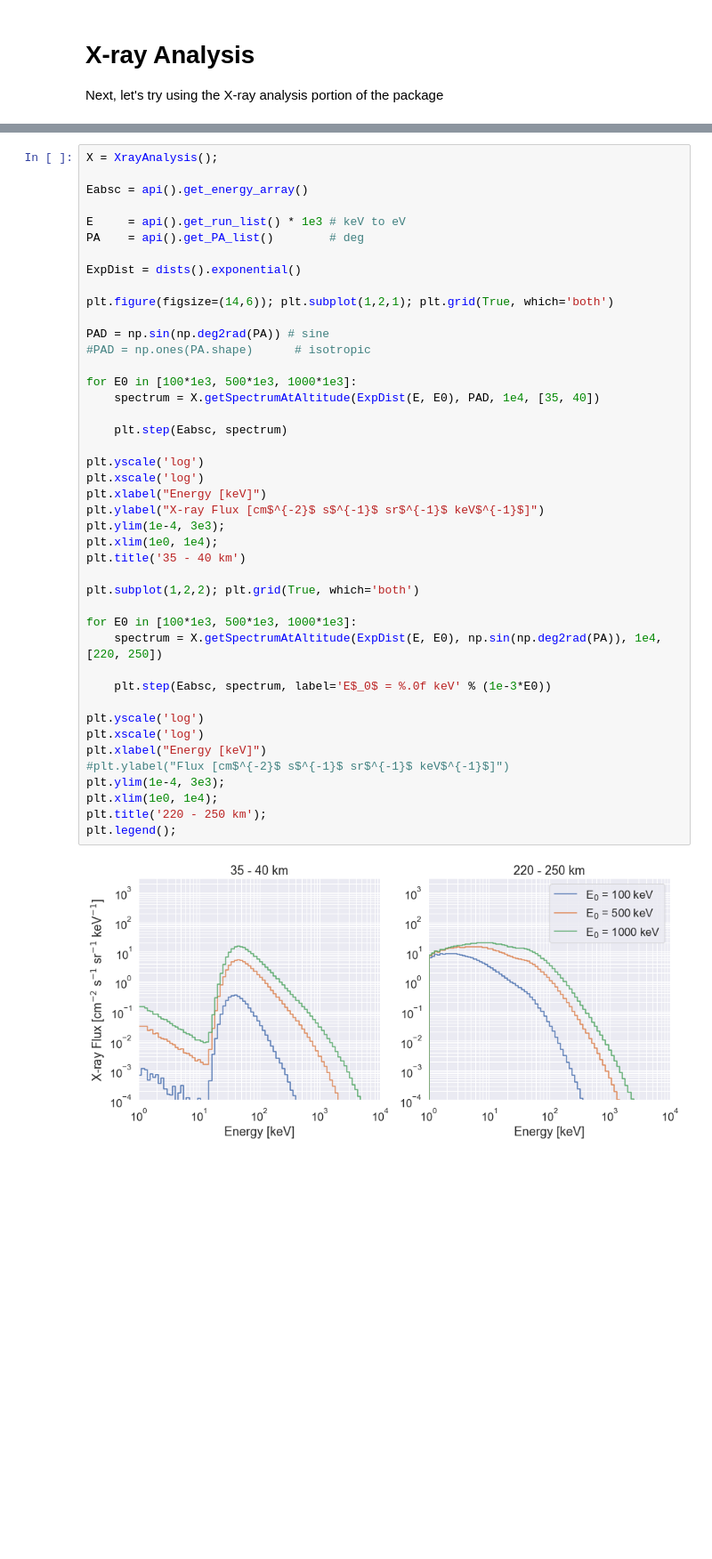
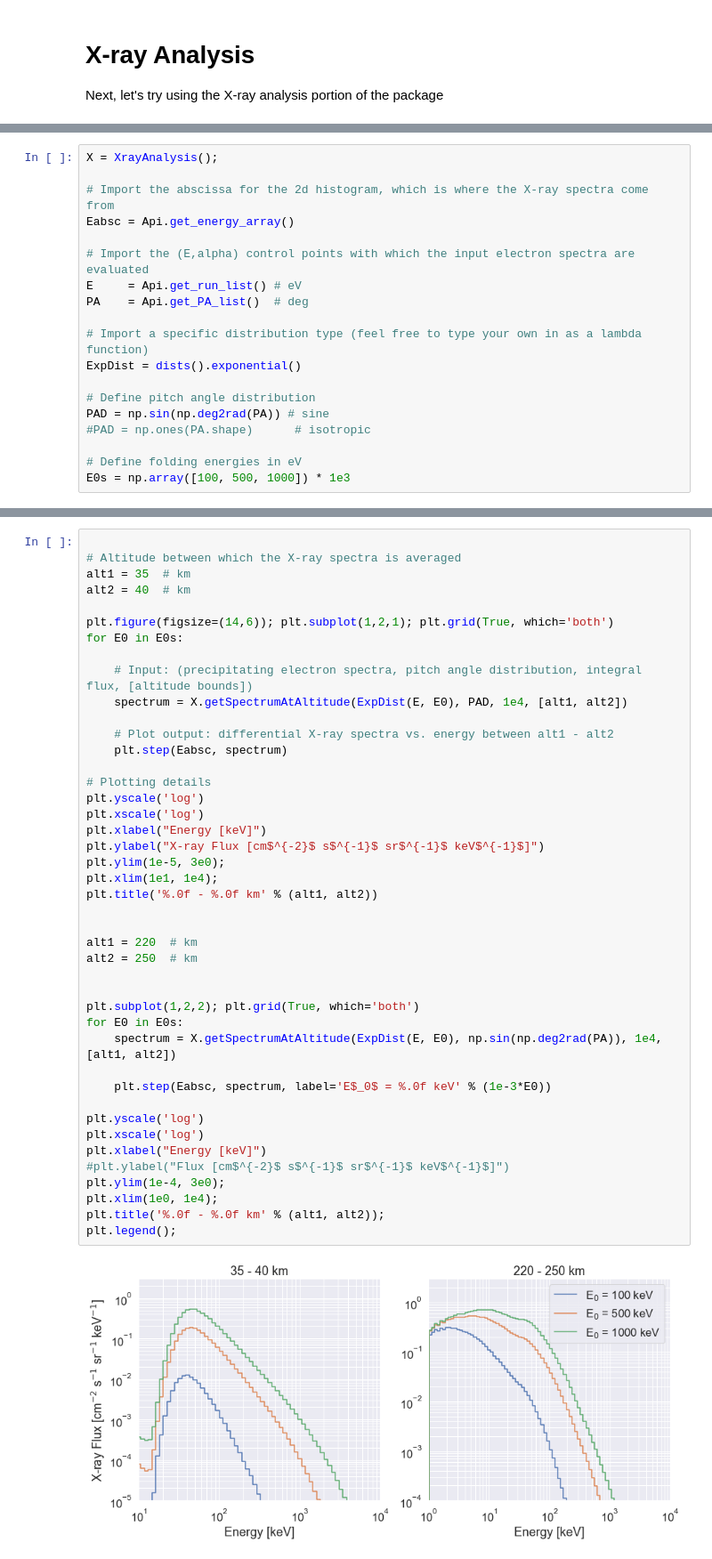
Before and after one commit to GrantBerland/G4EPP, a Jupyter notebook: G4EPP/examples/X_ray_analysis_examples.ipynb, the cells around one changed output, grey strips where cells are left out. Shown: that part at 89% size. Saved outputs shown, nothing was run; the diff lists cells and outputs as text; blank space fills up the shorter version.

Commit message:
updated analysis examples and radiation dose data pathes

```diff
--- a/G4EPP/examples/X_ray_analysis_examples.ipynb
+++ b/G4EPP/examples/X_ray_analysis_examples.ipynb
@@ -21,0 +29,19 @@ X-ray response to an energetic electron precipitation event with the following c
+# %%
+X = XrayAnalysis();
+
+# Import the abscissa for the 2d histogram, which is where the X-ray spectra come from
+Eabsc = Api.get_energy_array()
+
+# Import the (E,alpha) control points with which the input electron spectra are evaluated
+E     = Api.get_run_list() # eV
+PA    = Api.get_PA_list()  # deg
+
+# Import a specific distribution type (feel free to type your own in as a lambda function)
+ExpDist = dists().exponential()
+
+# Define pitch angle distribution
+PAD = np.sin(np.deg2rad(PA)) # sine
+#PAD = np.ones(PA.shape)      # isotropic
+
+# Define folding energies in eV
+E0s = np.array([100, 500, 1000]) * 1e3
@@ -22,45 +50,45 @@ X-ray response to an energetic electron precipitation event with the following c
 # %%
-X = XrayAnalysis();
 
-Eabsc = api().get_energy_array()
-
-E     = api().get_run_list() * 1e3 # keV to eV
-PA    = api().get_PA_list()        # deg
-
-ExpDist = dists().exponential()
+# Altitude between which the X-ray spectra is averaged
+alt1 = 35  # km
+alt2 = 40  # km
 
 plt.figure(figsize=(14,6)); plt.subplot(1,2,1); plt.grid(True, which='both')
+for E0 in E0s:
 
-PAD = np.sin(np.deg2rad(PA)) # sine
-#PAD = np.ones(PA.shape)      # isotropic
+    # Input: (precipitating electron spectra, pitch angle distribution, integral flux, [altitude bounds])
+    spectrum = X.getSpectrumAtAltitude(ExpDist(E, E0), PAD, 1e4, [alt1, alt2])
 
-for E0 in [100*1e3, 500*1e3, 1000*1e3]:
-    spectrum = X.getSpectrumAtAltitude(ExpDist(E, E0), PAD, 1e4, [35, 40])
-
+    # Plot output: differential X-ray spectra vs. energy between alt1 - alt2
     plt.step(Eabsc, spectrum)
 
+# Plotting details
 plt.yscale('log')
 plt.xscale('log')
 plt.xlabel("Energy [keV]")
 plt.ylabel("X-ray Flux [cm$^{-2}$ s$^{-1}$ sr$^{-1}$ keV$^{-1}$]")
-plt.ylim(1e-4, 3e3);
-plt.xlim(1e0, 1e4);
-plt.title('35 - 40 km')
+plt.ylim(1e-5, 3e0);
+plt.xlim(1e1, 1e4);
+plt.title('%.0f - %.0f km' % (alt1, alt2))
+
+
+alt1 = 220  # km
+alt2 = 250  # km
+
 
 plt.subplot(1,2,2); plt.grid(True, which='both')
-
-for E0 in [100*1e3, 500*1e3, 1000*1e3]:
-    spectrum = X.getSpectrumAtAltitude(ExpDist(E, E0), np.sin(np.deg2rad(PA)), 1e4, [220, 250])
+for E0 in E0s:
+    spectrum = X.getSpectrumAtAltitude(ExpDist(E, E0), np.sin(np.deg2rad(PA)), 1e4, [alt1, alt2])
 
     plt.step(Eabsc, spectrum, label='E$_0$ = %.0f keV' % (1e-3*E0))
 
 plt.yscale('log')
 plt.xscale('log')
 plt.xlabel("Energy [keV]")
 #plt.ylabel("Flux [cm$^{-2}$ s$^{-1}$ sr$^{-1}$ keV$^{-1}$]")
-plt.ylim(1e-4, 3e3);
+plt.ylim(1e-4, 3e0);
 plt.xlim(1e0, 1e4);
-plt.title('220 - 250 km');
+plt.title('%.0f - %.0f km' % (alt1, alt2));
 plt.legend();
 # %% [output]
-[figure, old version]
+[figure, new version]
```
Also changed, not shown: parts of 3 cells of this notebook, 7 other files.
